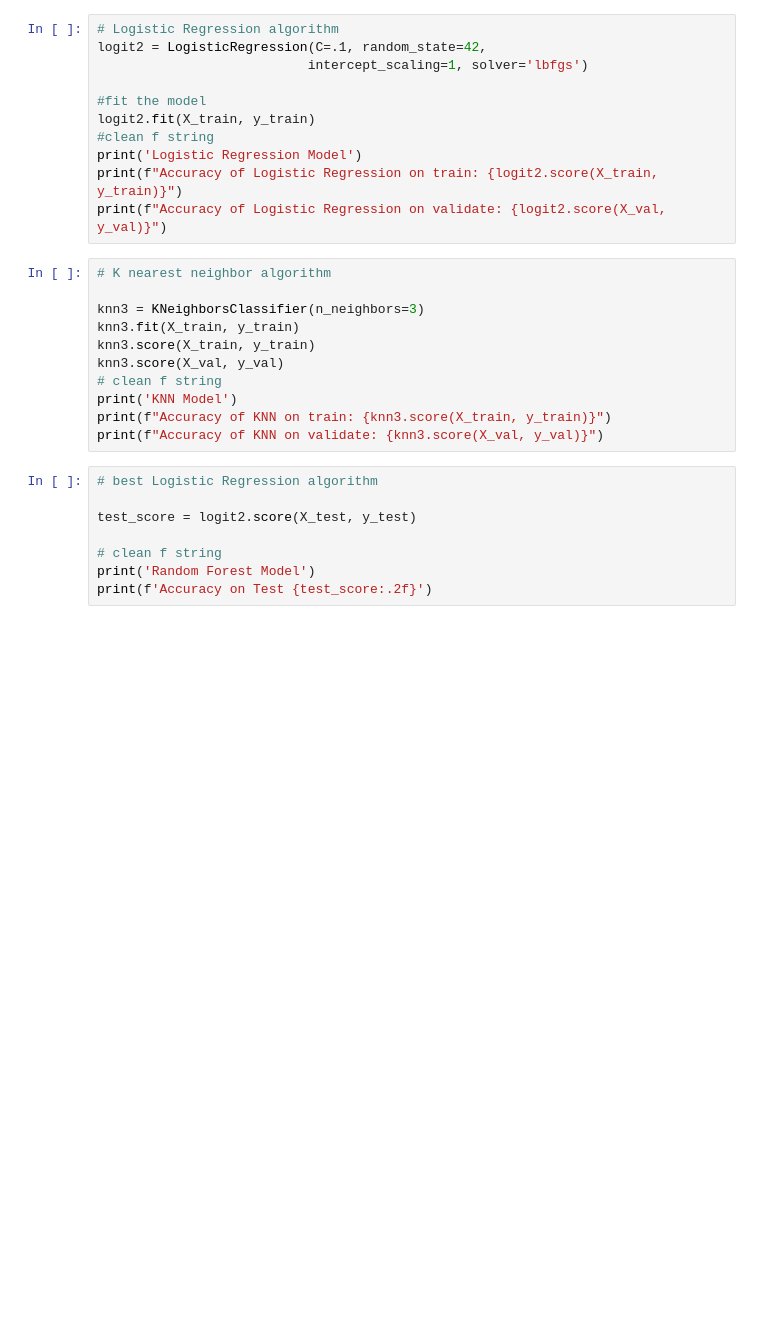
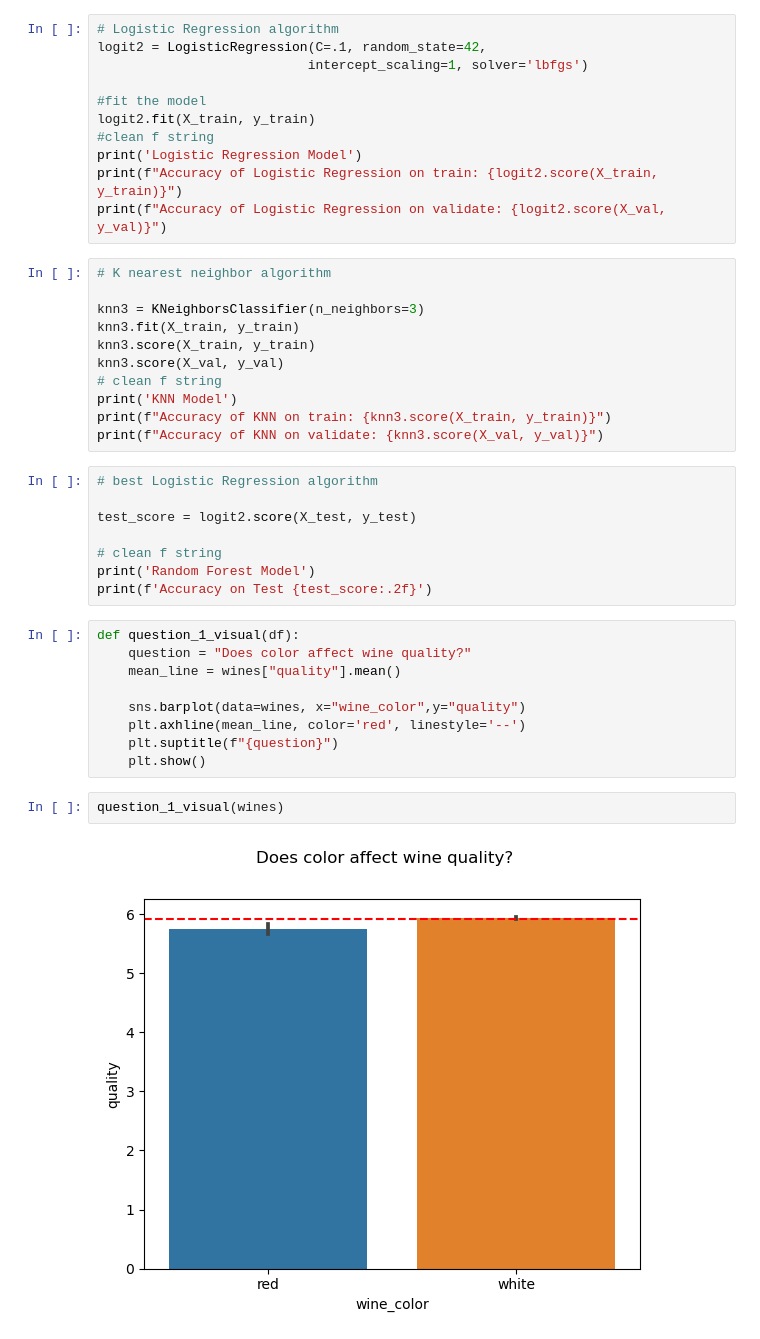
Before and after one commit to noether-manjor/clustering-project, a Jupyter notebook: jorge/scratch_1.ipynb, the cells around one changed output. Drawn from its saved outputs; the diff is of its cells as text; blank space fills up the shorter version.

```diff
--- a/jorge/scratch_1.ipynb
+++ b/jorge/scratch_1.ipynb
@@ -465,3 +468,16 @@ test_score = logit2.score(X_test, y_test)
 # clean f string
 print('Random Forest Model')
 print(f'Accuracy on Test {test_score:.2f}')
+# %%
+def question_1_visual(df):
+    question = "Does color affect wine quality?"
+    mean_line = wines["quality"].mean()
+
+    sns.barplot(data=wines, x="wine_color",y="quality")
+    plt.axhline(mean_line, color='red', linestyle='--')
+    plt.suptitle(f"{question}")
+    plt.show()
+# %%
+question_1_visual(wines)
+# %% [output]
+[figure, added]
```
Also changed, not shown: parts of 3 cells of this notebook, 2 other files.
